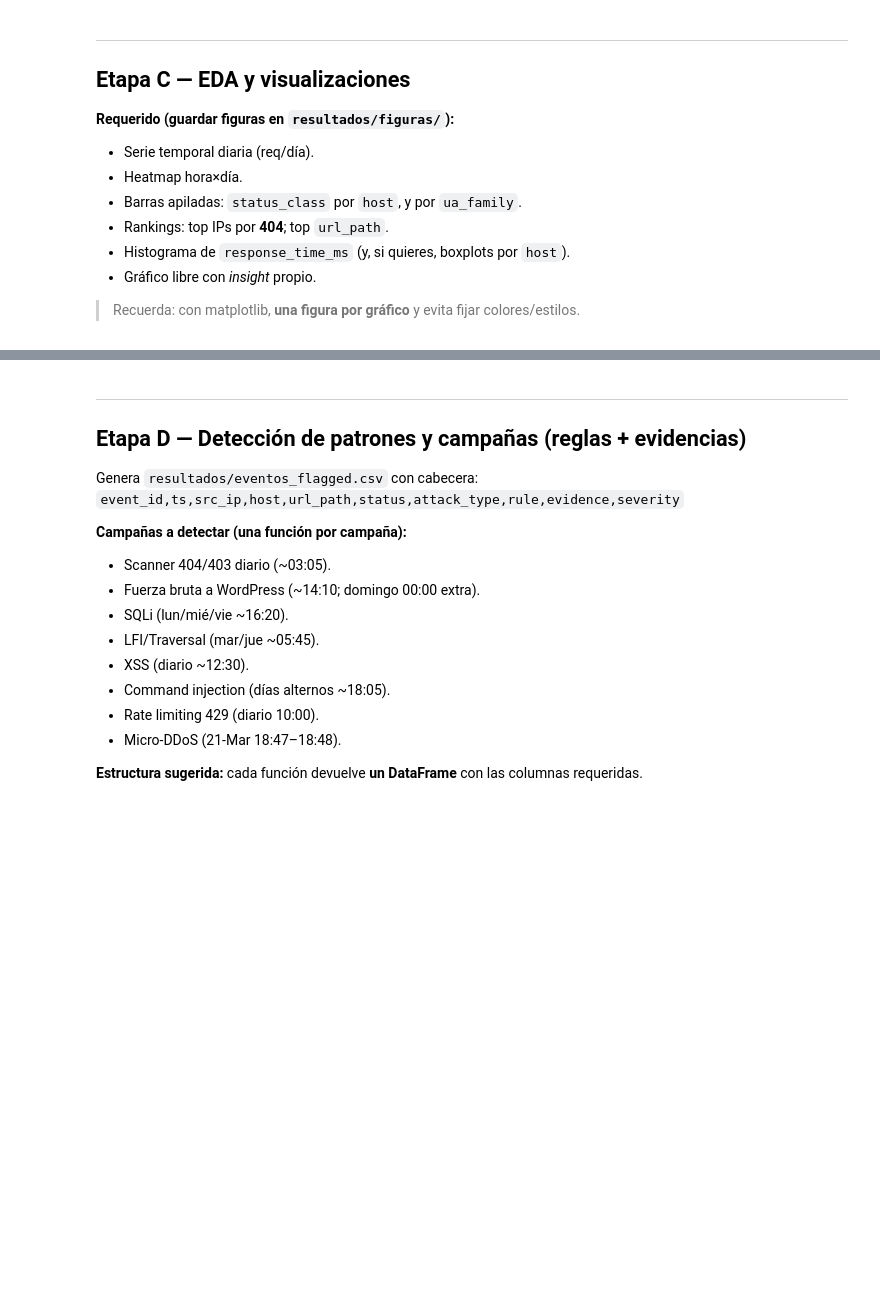
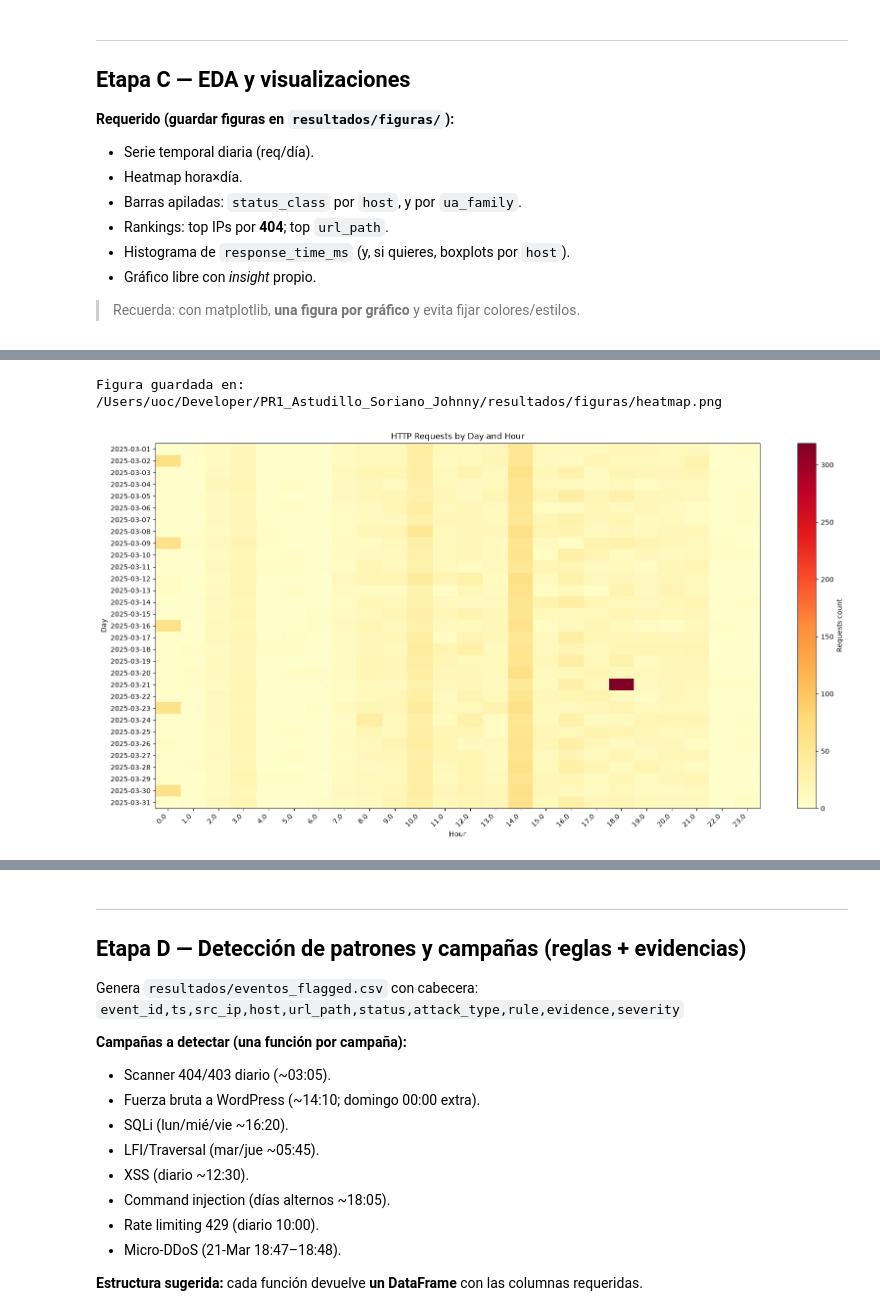
Before and after one commit to cyber-refraction/applied-ai-for-cybersec, a Jupyter notebook: notebook/PR1_Astudillo_Soriano_Johnny.ipynb, the cells around one changed output, grey strips where cells are left out. Drawn from its saved outputs; the diff is of its cells as text; code cells hidden in the pictures; blank space fills up the shorter version.

```diff
--- a/notebook/PR1_Astudillo_Soriano_Johnny.ipynb
+++ b/notebook/PR1_Astudillo_Soriano_Johnny.ipynb
@@ -410,0 +745,18 @@ def ua_to_family(ua: str) -> str:
+# %%
+# === heatmap hora×día ===
+data = df.groupby(['day', 'hour']).size().unstack(fill_value=0)
+
+plt.figure(figsize=(16, 8))
+
+plt.imshow(
+    data,
+    cmap='YlOrRd',
+    aspect='auto',
+    interpolation='nearest'
+)
+
+plt.colorbar(label='Requests count')
+display_plot("HTTP Requests by Day and Hour", "Hour", "Day", "heatmap.png", xtics=(range(len(data.columns)), data.columns), yticks=(range(len(data.index)), data.index))
+# %% [output]
+Figura guardada en: /Users/uoc/Developer/PR1_Astudillo_Soriano_Johnny/resultados/figuras/heatmap.png
+[figure, added]
```
Also changed, not shown: parts of 71 cells of this notebook, 15 other files.
